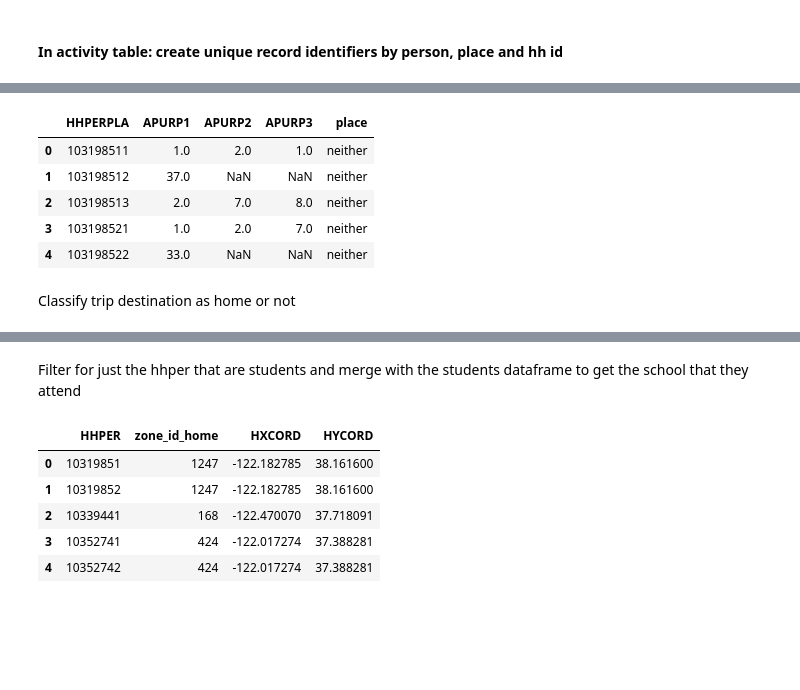
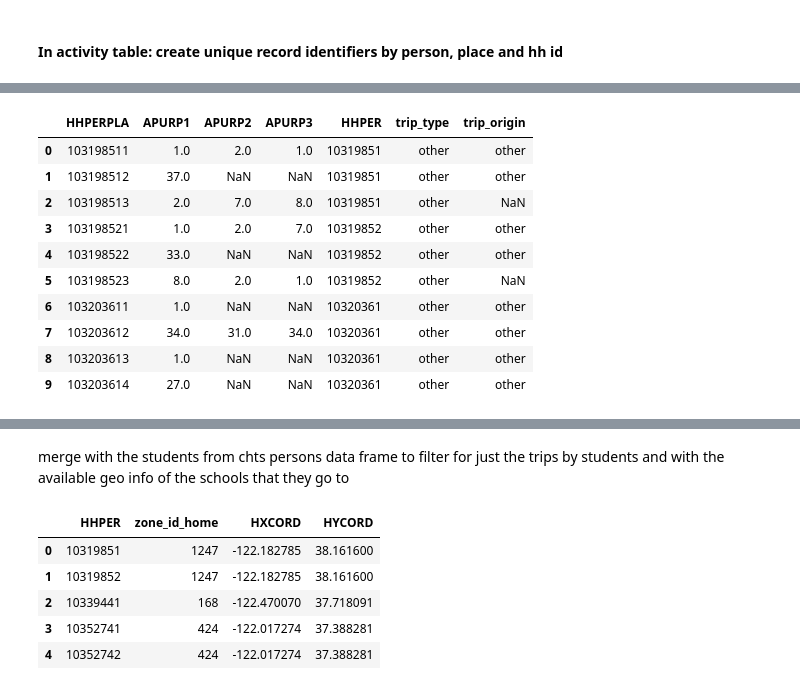
Before and after one commit to ual/ual_model_workspace, a Jupyter notebook: spring-2019-models/notebooks-amelia/clean CHTS data for school mode choice.ipynb, the cells around one changed output, grey strips where cells are left out. Saved outputs shown, nothing was run; the diff lists cells and outputs as text; code cells hidden in the pictures; blank space fills up the shorter version.

```diff
--- a/spring-2019-models/notebooks-amelia/clean CHTS data for school mode choice.ipynb
+++ b/spring-2019-models/notebooks-amelia/clean CHTS data for school mode choice.ipynb
@@ -76,17 +118,33 @@ sports/physical activities (19),  All other after-school or non-class related ac
-# %%
-#place column is "school" if at least one of the 3 trip purpose columns is 5 (school/study trip purpose)
-activity2['place'] = np.where(((activity2["APURP1"] == 5.0) | (activity2["APURP1"] == 17.0) |(activity2["APURP1"] == 18.0) |(activity2["APURP1"] == 19.0) |(activity2["APURP1"] == 20.0)
-                              |(activity2["APURP2"] == 5.0) | (activity2["APURP2"] == 17.0) |(activity2["APURP2"] == 18.0) |(activity2["APURP2"] == 19.0) |(activity2["APURP2"] == 20.0)
-                              |(activity2["APURP3"] == 5.0) | (activity2["APURP3"] == 17.0) |(activity2["APURP3"] == 18.0) |(activity2["APURP3"] == 19.0) |(activity2["APURP3"] == 20.0)
-                                                                                             ), "school", "neither")
-activity2.head()
-# %% [output]
-|  | HHPERPLA | APURP1 | APURP2 | APURP3 | place |
-| 0 | 103198511 | 1.0 | 2.0 | 1.0 | neither |
-| 1 | 103198512 | 37.0 | NaN | NaN | neither |
-| 2 | 103198513 | 2.0 | 7.0 | 8.0 | neither |
-| 3 | 103198521 | 1.0 | 2.0 | 7.0 | neither |
-| 4 | 103198522 | 33.0 | NaN | NaN | neither |
-# %% [markdown]
-Classify trip destination as home or not
+# %%
+#place column is "school" if at least one of the 3 trip purpose columns is 5 (school/study trip purpose)
+school_purposes = [5.0, 17.0, 18.0, 19.0, 20.0, 5, 17, 18, 19, 20]
+work_purposes = [9.0, 10.0, 16.0, 9, 10, 16]
+
+def assign_trip_type(row):
+    if ((row["APURP1"] in school_purposes) | (row["APURP2"] in school_purposes) |
+        (row["APURP3"] in school_purposes)):
+         return "school"
+
+    elif ((row["APURP1"] in work_purposes) | (row["APURP2"] in work_purposes) |
+          (row["APURP3"] in work_purposes)):
+        return "work"
+
+    else:
+        return "other"
+
+
+activity2['trip_type'] = activity2.apply(lambda row: assign_trip_type(row), axis=1)
+activity2["trip_origin"] = activity2.groupby('HHPER', group_keys=False).trip_type.shift(-1)
+# %% [output]
+|  | HHPERPLA | APURP1 | APURP2 | APURP3 | HHPER | trip_type | trip_origin |
+| 0 | 103198511 | 1.0 | 2.0 | 1.0 | 10319851 | other | other |
+| 1 | 103198512 | 37.0 | NaN | NaN | 10319851 | other | other |
+| 2 | 103198513 | 2.0 | 7.0 | 8.0 | 10319851 | other | NaN |
+| 3 | 103198521 | 1.0 | 2.0 | 7.0 | 10319852 | other | other |
+| 4 | 103198522 | 33.0 | NaN | NaN | 10319852 | other | other |
+| 5 | 103198523 | 8.0 | 2.0 | 1.0 | 10319852 | other | NaN |
+| 6 | 103203611 | 1.0 | NaN | NaN | 10320361 | other | other |
+| 7 | 103203612 | 34.0 | 31.0 | 34.0 | 10320361 | other | other |
+| 8 | 103203613 | 1.0 | NaN | NaN | 10320361 | other | other |
+| 9 | 103203614 | 27.0 | NaN | NaN | 10320361 | other | other |
 # %%
@@ -101,8 +158,8 @@ place2.head()
 | 2 | 1031985 | 10319851 | 103198513 | 6.0 | 13 | 13 | 2 | 59 | HOME | 2.0 | 7.0 | ... |
 | 3 | 1031985 | 10319852 | 103198521 | NaN | 3 | 0 | 9 | 16 | HOME | 1.0 | 2.0 | ... |
 | 4 | 1031985 | 10319852 | 103198522 | 5.0 | 9 | 26 | 10 | 43 | LOMA VISTA ELEMENTARY SCHOOL | 33.0 | NaN | ... |
-# %% [markdown]
-Filter for just the hhper that are students and merge with the students dataframe to get the school that they attend
+# %% [markdown]
+merge with the students from chts persons data frame to filter for just the trips by students and with the available geo info of the schools that they go to
 # %%
 od = pd.read_csv("/home/data/fall_2018/chts_persons_w_zone_ids.csv")
 #create unique hh-person-place identifiers from chts od pair data
```
Also changed, not shown: parts of 30 cells of this notebook.
